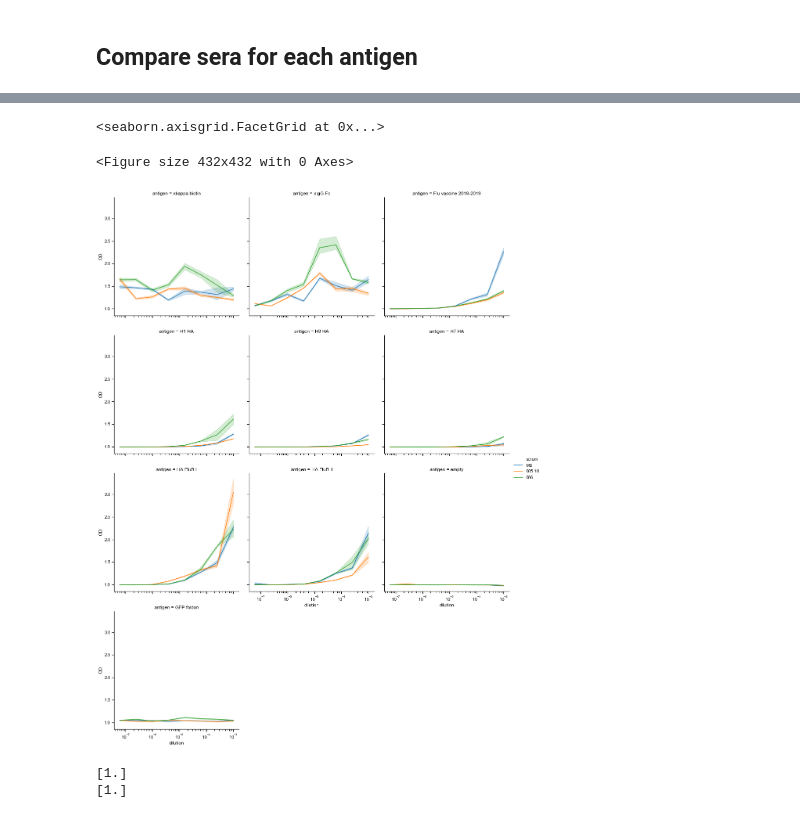
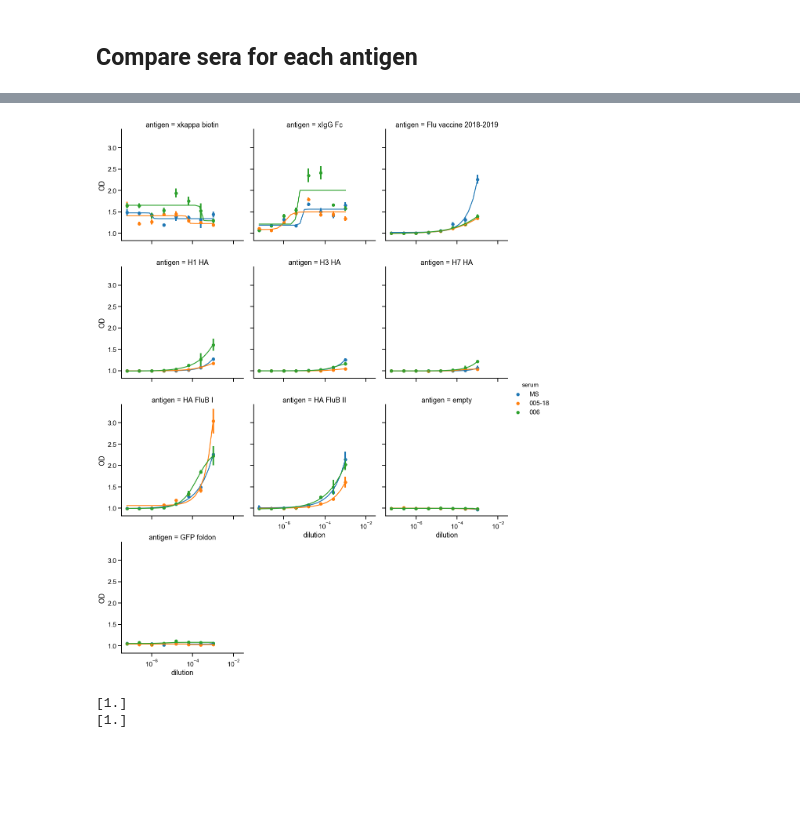
Before and after one commit to mehta-lab/multiSero, a Jupyter notebook: notebooks_interpretation/FluPlateInterpretationV3_smg.ipynb, the cells around one changed output, grey strips where cells are left out. Saved outputs shown, nothing was run; the diff lists cells and outputs as text; code cells hidden in the pictures; blank space fills up the shorter version.

```diff
--- a/notebooks_interpretation/FluPlateInterpretationV3_smg.ipynb
+++ b/notebooks_interpretation/FluPlateInterpretationV3_smg.ipynb
@@ -159,7 +159,7 @@ OD_df
 # %% [markdown]
 ## Plot antibody response to all antigens from one serum sample
 # %%
-serum = 'HumanReferencePlasma'
+serum = 'MS'
 sub_df = OD_df[(OD_df['serum']==serum)]
 # ref_plm_df = ref_plm_df.dropna()
 plt.figure(figsize =(8, 6))
@@ -176,7 +176,7 @@ sub_df = OD_df[(OD_df['day']==day)]
 plt.figure(figsize =(8, 6))
 ax = sns.relplot(x="dilution", y="OD",
                 hue="antigen", col="serum",
-                kind="line", data=sub_df, col_wrap=3)
+                data=sub_df, col_wrap=3, kind='line', estimator=np.mean, ci='sd')
 ax.set(xscale="log")
 # %% [output]
 <seaborn.axisgrid.FacetGrid at 0x...>
@@ -187,16 +263,20 @@ ax.set(xscale="log")
 # %%
 day = 7
 serum_type = 'Diagnostic'
 sub_df = OD_df[(OD_df['day']==day) & (OD_df['type']==serum_type)]
-plt.figure(figsize =(6, 6))
-ax = sns.relplot(x="dilution", y="OD",
-                hue="serum", col="antigen",
-                kind="line", data=sub_df, col_wrap=3)
+
+g = sns.lmplot(x="dilution", y="OD",
+                hue="serum", col="antigen", ci='sd',
+                 data=sub_df, col_wrap=3, fit_reg=False, x_estimator=np.mean)
 ax.set(xscale="log")
+sub_OD_df_fit=OD_df_fit[(OD_df_fit['day']==day) & (OD_df_fit['type']==serum_type)]
+
+for antigen, ax in zip(sub_df['antigen'].unique(), g.axes.flat):
+    df_fit = sub_OD_df_fit[sub_OD_df_fit['antigen']==antigen]
+    sns.lineplot(x="dilution", y="OD", hue='serum', data=df_fit, ax=ax, legend=False)
+    ax.set(xscale="log")
 # %% [output]
-<seaborn.axisgrid.FacetGrid at 0x...>
-<Figure size 432x432 with 0 Axes>
-[figure, old version]
+[figure, new version]
 # %%
 serum = 'AssayDiluentControl'
 sub_df = OD_df[(OD_df['serum']==serum)]
```
Also changed, not shown: parts of 5 cells of this notebook.
